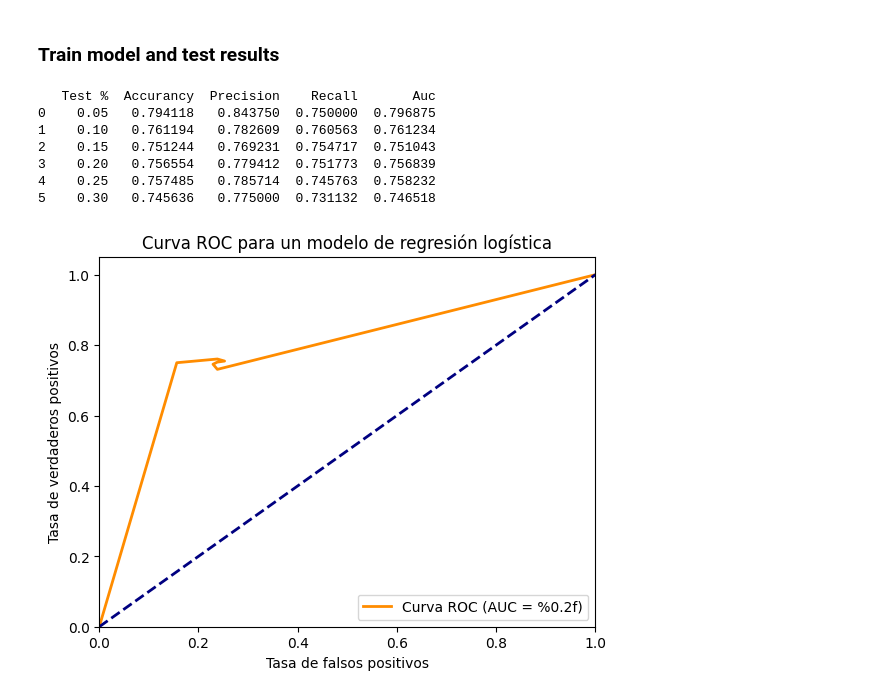
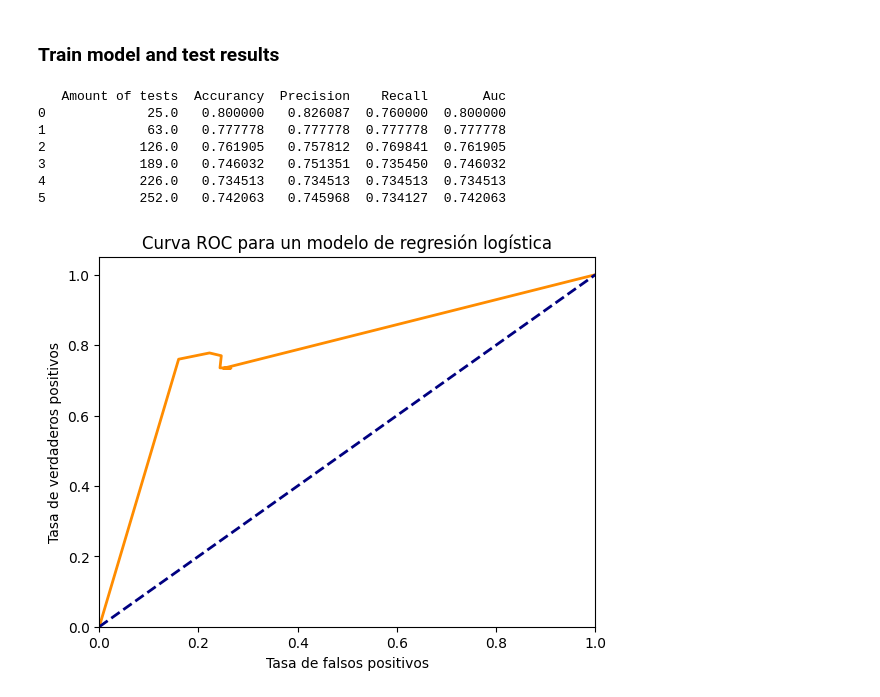
Before and after one commit to JoseDavidSS/Patrones.Project1, a Jupyter notebook: logistic_regresion.ipynb, the cells around one changed output. Drawn from its saved outputs; the diff is of its cells as text; code cells hidden in the pictures.

Commit message:
Get metric results based on different amount of tests

```diff
--- a/logistic_regresion.ipynb
+++ b/logistic_regresion.ipynb
@@ -70,14 +70,13 @@ class OurLogisticRegression:
 
         #roc_auc = auc(fpr, tpr)
         # graficar la curva ROC
-        plt.plot(fpr, tpr, color='darkorange', lw=2, label='Curva ROC (AUC = %0.2f)')
+        plt.plot(fpr, tpr, color='darkorange', lw=2)
         plt.plot([0, 1], [0, 1], color='navy', lw=2, linestyle='--')
         plt.xlim([0.0, 1.0])
         plt.ylim([0.0, 1.05])
         plt.xlabel('Tasa de falsos positivos')
         plt.ylabel('Tasa de verdaderos positivos')
         plt.title('Curva ROC para un modelo de regresión logística')
-        plt.legend(loc="lower right")
         plt.show()
 # %% [markdown]
 ### Red Wine Dataset
@@ -182,69 +181,72 @@ Y1 = df_wine.loc[df_wine['quality'] == 1, 'quality']
 # %% [markdown]
 ### Train model and test results
 # %%
-test_percentages = [0.05, 0.1, 0.15, 0.2, 0.25, 0.3]
+test_percentages = [0.1, 0.25, 0.50, 0.75, 0.9, 1]
 y_tests = []
 y_preds = []
-
 accurancies = []
 precisions = []
 recalls = []
+
+X0_train, X0_test, y0_train, y0_test = train_test_split(X0, Y0, test_size=0.4, random_state=40)
+X1_train, X1_test, y1_train, y1_test = train_test_split(X1, Y1, test_size=0.4, random_state=40)
+
+X_train = pd.concat([X0_train, X1_train], axis= 0)
+y_train = pd.concat([y0_train, y1_train], axis= 0)
+
+num_rows = min(X0_test.shape[0], X1_test.shape[0])
+model = OurLogisticRegression(lr=0.03, num_iter=100)
+model.fit(X_train, y_train)
+
 for test_percentage in test_percentages:
 
-    X0_train, X0_test, y0_train, y0_test = train_test_split(X0, Y0, test_size=test_percentage, random_state=40)
-    X1_train, X1_test, y1_train, y1_test = train_test_split(X1, Y1, test_size=test_percentage, random_state=40)
+    n_tests = int(num_rows * test_percentage)
+    X0_test_i = X0_test.iloc[:n_tests, :]
+    X1_test_i = X1_test.iloc[:n_tests, :]
+    y0_test_i = y0_test.iloc[:n_tests]
+    y1_test_i = y1_test.iloc[:n_tests]
 
-    X_train = pd.concat([X0_train, X1_train], axis= 0)
-    X_test = pd.concat([X0_test, X1_test], axis= 0)
-    y_train = pd.concat([y0_train, y1_train], axis= 0)
-    y_test = pd.concat([y0_test, y1_test], axis= 0)
-    y_tests.append(y_test)
+    X_test_i = pd.concat([X0_test_i, X1_test_i], axis= 0)
+    y_test_i = pd.concat([y0_test_i, y1_test_i], axis= 0)
+    y_tests.append(y_test_i)
 
-    model = OurLogisticRegression(lr=0.03, num_iter=100)
-
-    # fit the model to the training data
-    model.fit(X_train, y_train)
 
     # predict probabilities for test set
-    probs = model.predict_prob(X_test)
+    probs = model.predict_prob(X_test_i)
 
     # predict classes for test set
-    y_pred = model.predict(X_test, 0.5)
-    y_preds.append(y_pred)
+    y_pred_i = model.predict(X_test_i, 0.5)
+    y_preds.append(y_pred_i)
 
-    accurancies.append(model.accurancy(y_pred, y_test))
-    precisions.append(model.precision(y_pred, y_test))
-    recalls.append(model.recall(y_pred, y_test))
+    accurancies.append(model.accurancy(y_pred_i, y_test_i))
+    precisions.append(model.precision(y_pred_i, y_test_i))
+    recalls.append(model.recall(y_pred_i, y_test_i))
 
 fpr = np.array([0., 1.])
 tpr = np.array([0., 1.])
-#fpr = np.array([])
-#tpr = np.array([])
+aucs = []
 
-aucs = []
 for i in range(len(test_percentages)):
     fpr_i, tpr_i, auc_i = model.auc(y_preds[i], y_tests[i])
     fpr = np.insert(fpr, -1, fpr_i[1])
     tpr = np.insert(tpr, -1, tpr_i[1])
-    #fpr = np.concatenate((fpr, fpr_i))
-    #tpr = np.concatenate((tpr, tpr_i))
     aucs.append(auc_i)
 
-title_row = ['Test %', 'Accurancy', 'Precision', 'Recall', 'Auc']
+title_row = ['Amount of tests', 'Accurancy', 'Precision', 'Recall', 'Auc']
 df_results = pd.DataFrame(columns=title_row)
 
 for i, test_percentage in enumerate(test_percentages):
-    row = [test_percentage, accurancies[i], precisions[i], recalls[i], aucs[i]]
+    row = [int(test_percentage*num_rows), accurancies[i], precisions[i], recalls[i], aucs[i]]
     df_results.loc[len(df_results)] = row
 
 print(df_results)
 model.plot_roc(fpr, tpr)
 # %% [output]
-   Test %  Accurancy  Precision    Recall       Auc
-0    0.05   0.794118   0.843750  0.750000  0.796875
-1    0.10   0.761194   0.782609  0.760563  0.761234
-2    0.15   0.751244   0.769231  0.754717  0.751043
-3    0.20   0.756554   0.779412  0.751773  0.756839
-4    0.25   0.757485   0.785714  0.745763  0.758232
-5    0.30   0.745636   0.775000  0.731132  0.746518
+   Amount of tests  Accurancy  Precision    Recall       Auc
+0             25.0   0.800000   0.826087  0.760000  0.800000
+1             63.0   0.777778   0.777778  0.777778  0.777778
+2            126.0   0.761905   0.757812  0.769841  0.761905
+3            189.0   0.746032   0.751351  0.735450  0.746032
+4            226.0   0.734513   0.734513  0.734513  0.734513
+5            252.0   0.742063   0.745968  0.734127  0.742063
-[figure, old version]
+[figure, new version]
```
